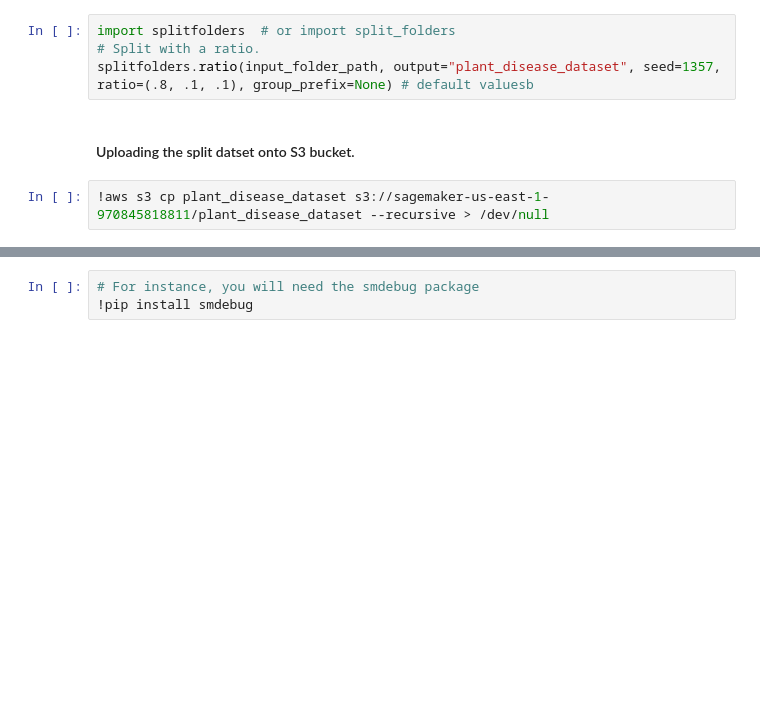
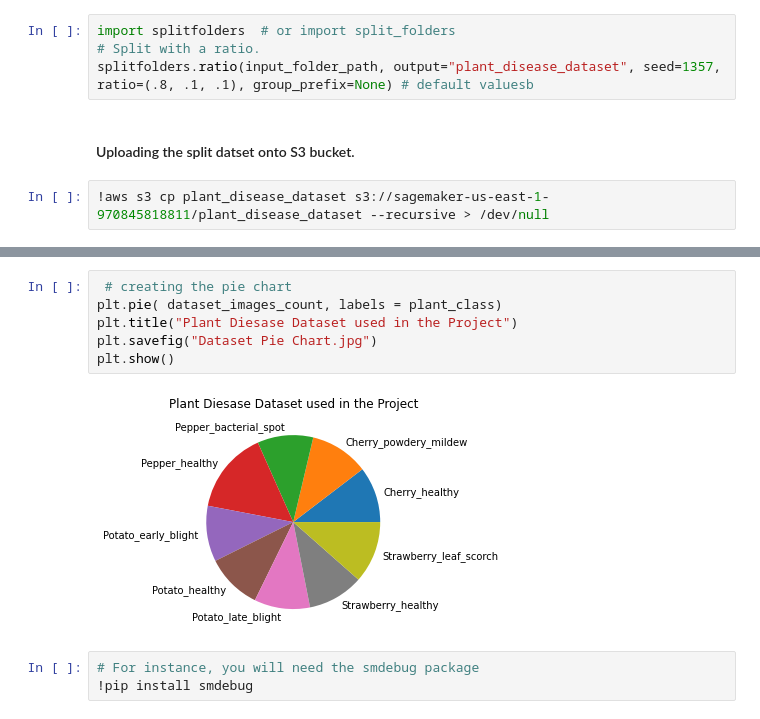
Before and after one commit to Prafull-parmar/AWS-MLE-Capstone-project, a Jupyter notebook: capstone_project.ipynb, the cells around one changed output, grey strips where cells are left out. Cells and saved outputs as stored; diff of their text form; blank space fills up the shorter version.

```diff
--- a/capstone_project.ipynb
+++ b/capstone_project.ipynb
@@ -101,3 +123,11 @@ splitfolders.ratio(input_folder_path, output="plant_disease_dataset", seed=1357,
+# %%
+ # creating the pie chart
+plt.pie( dataset_images_count, labels = plant_class)
+plt.title("Plant Diesase Dataset used in the Project")
+plt.savefig("Dataset Pie Chart.jpg")
+plt.show()
+# %% [output]
+[figure, added]
 # %%
 # For instance, you will need the smdebug package
 !pip install smdebug
```
Also changed, not shown: parts of 2 cells of this notebook, 2 other files.
